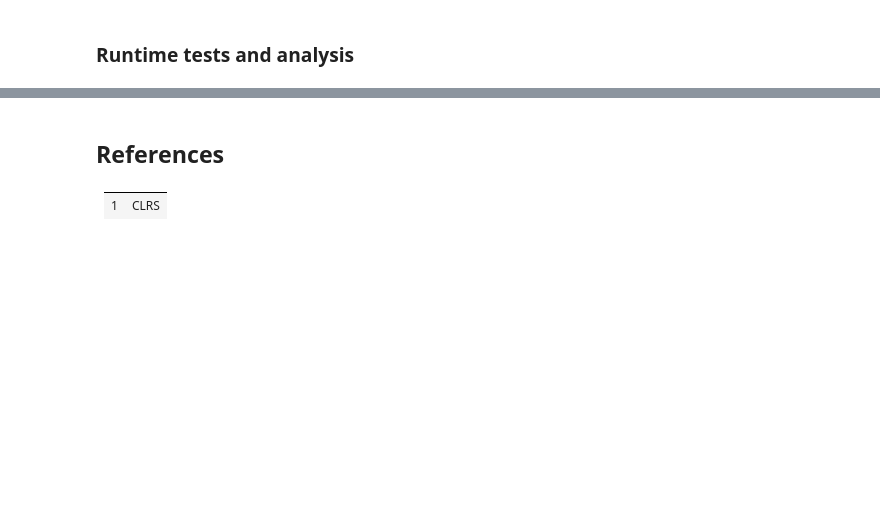
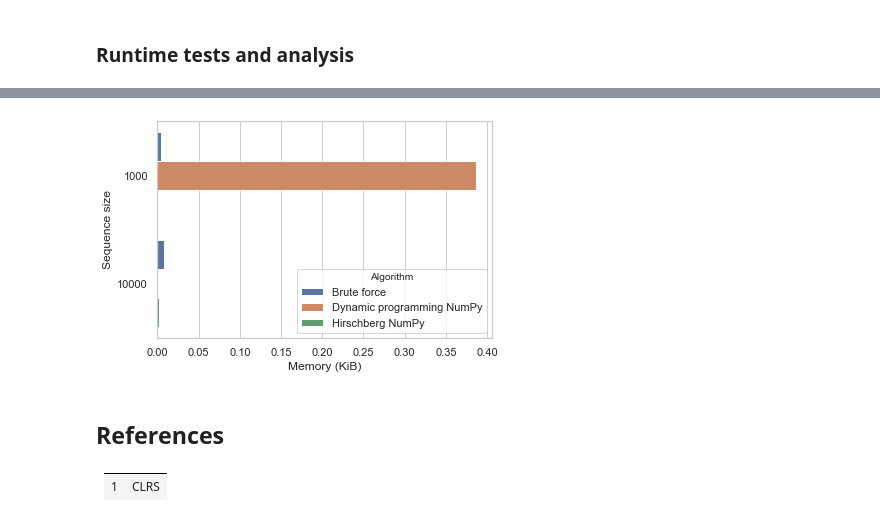
Before and after one commit to fau-masters-collected-works-cgarbin/cot6405-analysis-of-algorithms, a Jupyter notebook: longest-common-subsequence/lcs-experiments.ipynb, the cells around one changed output, grey strips where cells are left out. Cells and saved outputs as stored; diff of their text form; code cells hidden in the pictures; blank space fills up the shorter version.

```diff
--- a/longest-common-subsequence/lcs-experiments.ipynb
+++ b/longest-common-subsequence/lcs-experiments.ipynb
@@ -83,3 +150,8 @@ display(mem_results)
+# %%
+sns.barplot(data=mem_results_summary, y=metrics.DF_SEQ_SIZE, x=metrics.DF_MEMORY,
+     hue=metrics.DF_ALGORITHM,orient='h');
+# %% [output]
+[figure, added]
 # %% [markdown]
 ## References
 
```
Also changed, not shown: parts of 15 cells of this notebook, 1 other file.
